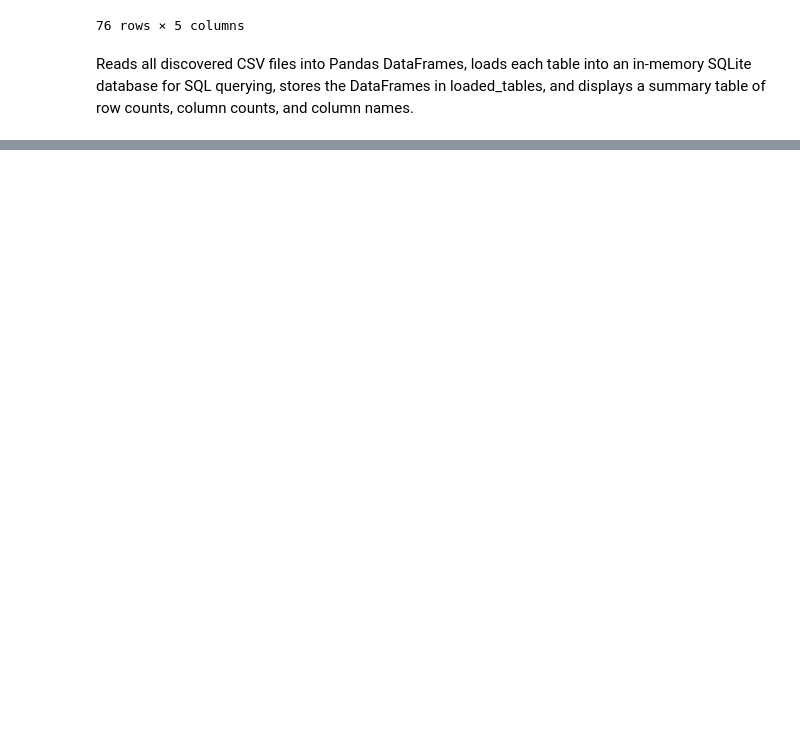
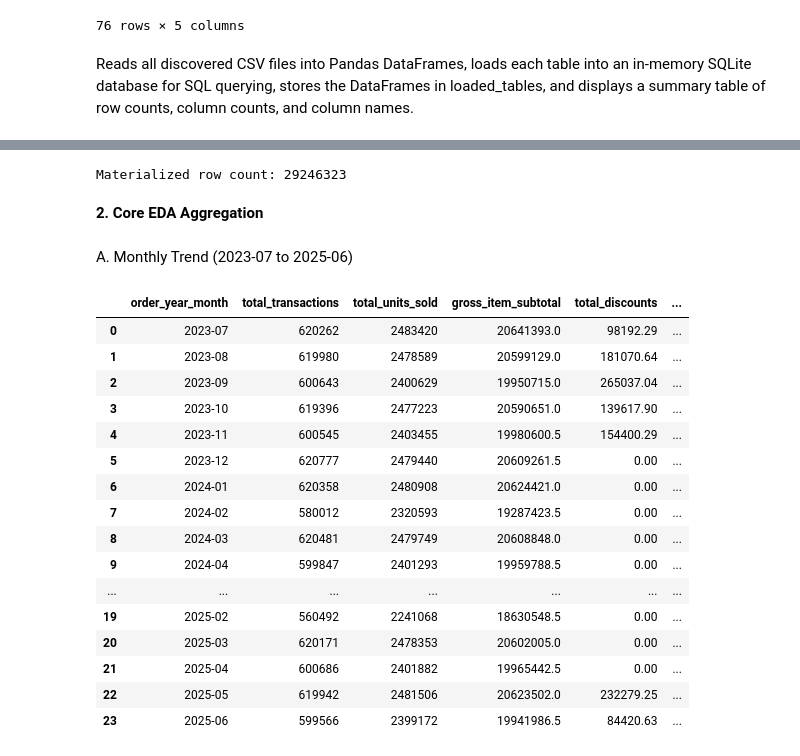
Before and after one commit to ShaunCipher/Jusgado_data-mining-capstone, a Jupyter notebook: notebooks/capstone_analysis.ipynb, the cells around one changed output, grey strips where cells are left out. Drawn from its saved outputs; the diff is of its cells as text; code cells hidden in the pictures; blank space fills up the shorter version.

```diff
--- a/notebooks/capstone_analysis.ipynb
+++ b/notebooks/capstone_analysis.ipynb
@@ -170,0 +982,80 @@ Reads all discovered CSV files into Pandas DataFrames, loads each table into an
+# %%
+import pandas as pd
+
+conn.executescript("""
+DROP TABLE IF EXISTS order_items_enriched;
+CREATE TABLE order_items_enriched AS
+SELECT * FROM vw_order_items_enriched;
+
+CREATE INDEX IF NOT EXISTS idx_oie_tx_id ON order_items_enriched(transaction_id);
+CREATE INDEX IF NOT EXISTS idx_oie_date ON order_items_enriched(order_date);
+CREATE INDEX IF NOT EXISTS idx_oie_ym ON order_items_enriched(order_year_month);
+CREATE INDEX IF NOT EXISTS idx_oie_item ON order_items_enriched(item_id);
+""")
+conn.commit()
+
+print("Materialized row count:", pd.read_sql_query("SELECT COUNT(*) AS n FROM order_items_enriched;", conn).iloc[0, 0])
+# %% [output]
+Materialized row count: 29246323
+# %% [markdown]
+**2. Core EDA Aggregation**
+# %% [markdown]
+A. Monthly Trend (2023-07 to 2025-06)
+# %%
+monthly_eda_df = pd.read_sql_query(
+    """
+    WITH tx_clean AS (
+        SELECT DISTINCT
+            transaction_id,
+            order_year_month,
+            has_voucher,
+            is_registered_user,
+            tx_original_amount,
+            tx_discount_applied,
+            tx_final_amount
+        FROM order_items_enriched
+    ),
+    ti_clean AS (
+        SELECT
+            transaction_id,
+            SUM(quantity) AS total_units,
+            SUM(line_subtotal) AS gross_item_subtotal
+        FROM order_items_enriched
+        GROUP BY transaction_id
+    )
+    SELECT
+        t.order_year_month,
+        COUNT(*) AS total_transactions,
+        SUM(i.total_units) AS total_units_sold,
+        ROUND(SUM(i.gross_item_subtotal), 2) AS gross_item_subtotal,
+        ROUND(SUM(t.tx_discount_applied), 2) AS total_discounts,
+        ROUND(SUM(t.tx_final_amount), 2) AS net_final_amount,
+        ROUND(AVG(t.tx_final_amount), 2) AS avg_order_value,
+        ROUND(100.0 * AVG(t.has_voucher), 2) AS pct_with_voucher,
+        ROUND(100.0 * AVG(t.is_registered_user), 2) AS pct_registered_user
+    FROM tx_clean t
+    JOIN ti_clean i ON t.transaction_id = i.transaction_id
+    GROUP BY t.order_year_month
+    ORDER BY t.order_year_month;
+    """,
+    conn,
+)
+display(monthly_eda_df)
+# %% [output]
+|  | order_year_month | total_transactions | total_units_sold | gross_item_subtotal | total_discounts | ... |
+| 0 | 2023-07 | 620262 | 2483420 | 20641393.0 | 98192.29 | ... |
+| 1 | 2023-08 | 619980 | 2478589 | 20599129.0 | 181070.64 | ... |
+| 2 | 2023-09 | 600643 | 2400629 | 19950715.0 | 265037.04 | ... |
+| 3 | 2023-10 | 619396 | 2477223 | 20590651.0 | 139617.90 | ... |
+| 4 | 2023-11 | 600545 | 2403455 | 19980600.5 | 154400.29 | ... |
+| 5 | 2023-12 | 620777 | 2479440 | 20609261.5 | 0.00 | ... |
+| 6 | 2024-01 | 620358 | 2480908 | 20624421.0 | 0.00 | ... |
+| 7 | 2024-02 | 580012 | 2320593 | 19287423.5 | 0.00 | ... |
+| 8 | 2024-03 | 620481 | 2479749 | 20608848.0 | 0.00 | ... |
+| 9 | 2024-04 | 599847 | 2401293 | 19959788.5 | 0.00 | ... |
+| ... | ... | ... | ... | ... | ... | ... |
+| 19 | 2025-02 | 560492 | 2241068 | 18630548.5 | 0.00 | ... |
+| 20 | 2025-03 | 620171 | 2478353 | 20602005.0 | 0.00 | ... |
+| 21 | 2025-04 | 600686 | 2401882 | 19965442.5 | 0.00 | ... |
+| 22 | 2025-05 | 619942 | 2481506 | 20623502.0 | 232279.25 | ... |
+| 23 | 2025-06 | 599566 | 2399172 | 19941986.5 | 84420.63 | ... |
```
Also changed, not shown: parts of 47 cells of this notebook.
